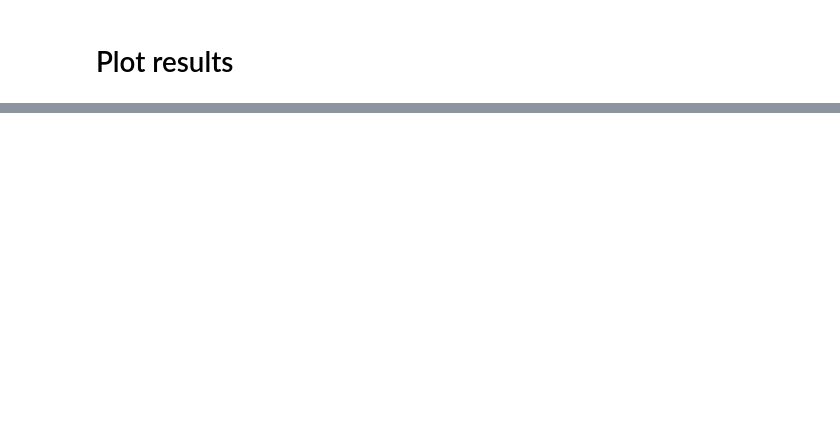
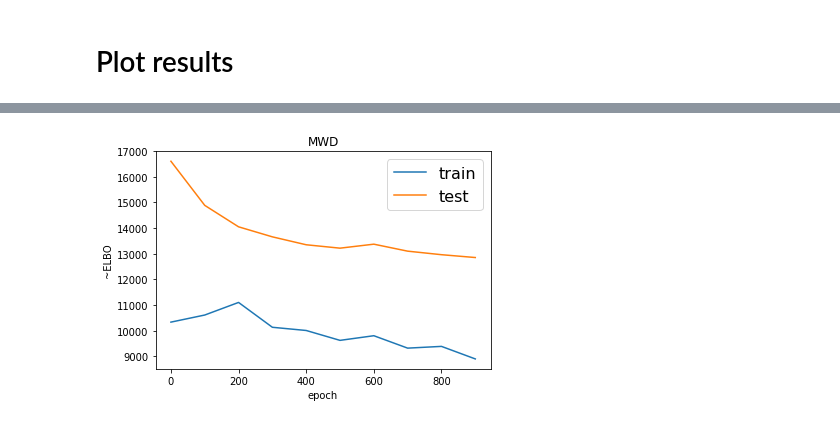
Before and after one commit to rodrigorivera/nr_clustering, a Jupyter notebook: notebooks/timeserise_vae_refactored_mwd.ipynb, the cells around one changed output, grey strips where cells are left out. Saved outputs shown, nothing was run; the diff lists cells and outputs as text; code cells hidden in the pictures; blank space fills up the shorter version.

```diff
--- a/notebooks/timeserise_vae_refactored_mwd.ipynb
+++ b/notebooks/timeserise_vae_refactored_mwd.ipynb
@@ -179,0 +164,10 @@ plot2d_latent([(m, trl, tel, mse, iwae)], 'semi_latent_mwd', 'MWD')
+# %%
+plt.plot(range(0, 1000, 100), trl,label ='train')
+plt.plot(range(0, 1000, 100), tel,label ='test')
+plt.legend(fontsize=16)
+plt.xlabel('epoch')
+plt.ylabel('~ELBO')
+plt.title('MWD')
+plt.savefig('MWD_loss.png', dpi=300, bbox_to_anchor=(1, 1), bbox_inches='tight')
+# %% [output]
+[figure, added]
```
Also changed, not shown: parts of 8 cells of this notebook, 3 other files.
